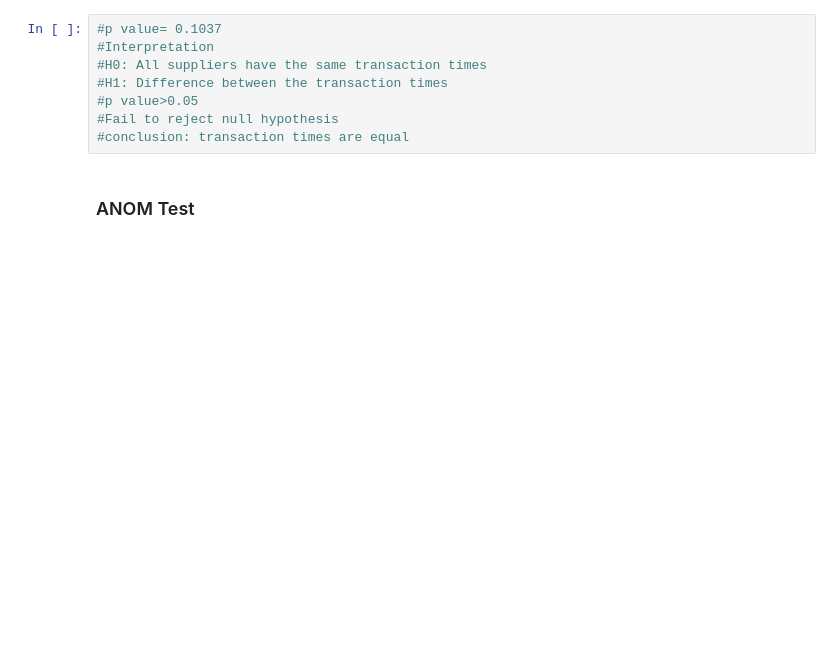
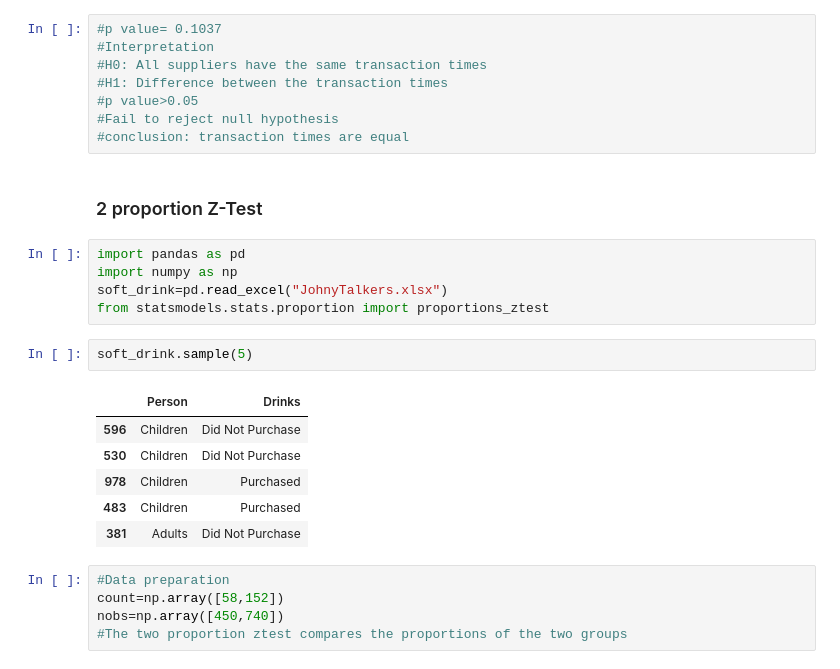
Before and after one commit to parth-gz/Data-Science, a Jupyter notebook: 17 - Hypothesis Testing/hypothesis_testing.ipynb, the cells around one changed output. Cells and saved outputs as stored; diff of their text form; blank space fills up the shorter version.

```diff
--- a/17 - Hypothesis Testing/hypothesis_testing.ipynb
+++ b/17 - Hypothesis Testing/hypothesis_testing.ipynb
@@ -384,4 +384,23 @@ One way ANOVA test results:  F_onewayResult(statistic=2.280378701368123, pvalue=
 #Fail to reject null hypothesis
 #conclusion: transaction times are equal
 # %% [markdown]
-### ANOM Test
+### 2 proportion Z-Test
+# %%
+import pandas as pd
+import numpy as np
+soft_drink=pd.read_excel("JohnyTalkers.xlsx")
+from statsmodels.stats.proportion import proportions_ztest
+# %%
+soft_drink.sample(5)
+# %% [output]
+|  | Person | Drinks |
+| 596 | Children | Did Not Purchase |
+| 530 | Children | Did Not Purchase |
+| 978 | Children | Purchased |
+| 483 | Children | Purchased |
+| 381 | Adults | Did Not Purchase |
+# %%
+#Data preparation
+count=np.array([58,152])
+nobs=np.array([450,740])
+#The two proportion ztest compares the proportions of the two groups
```
Also changed, not shown: parts of 16 cells of this notebook.
